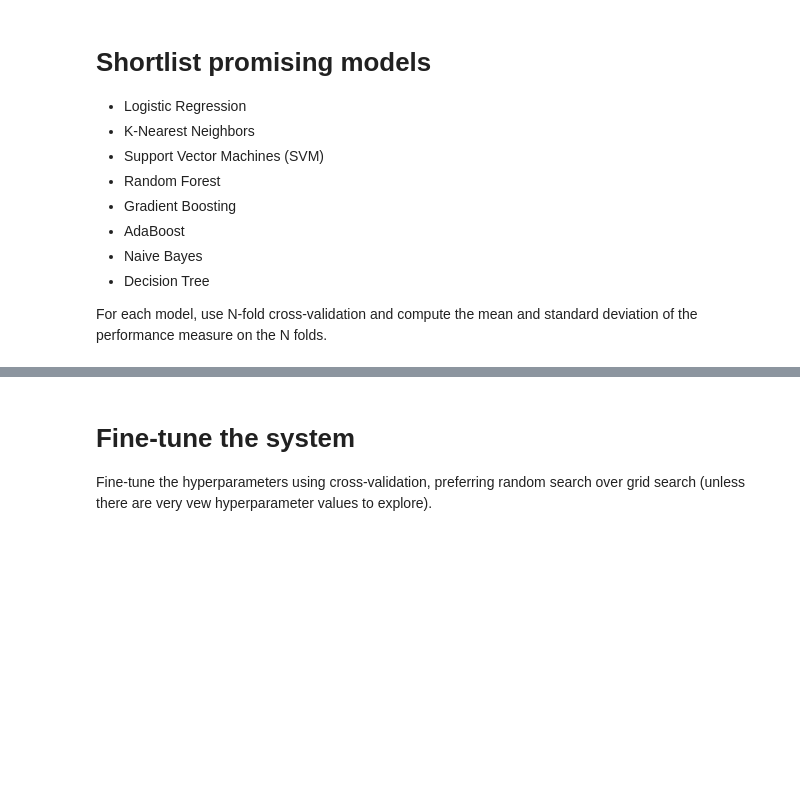
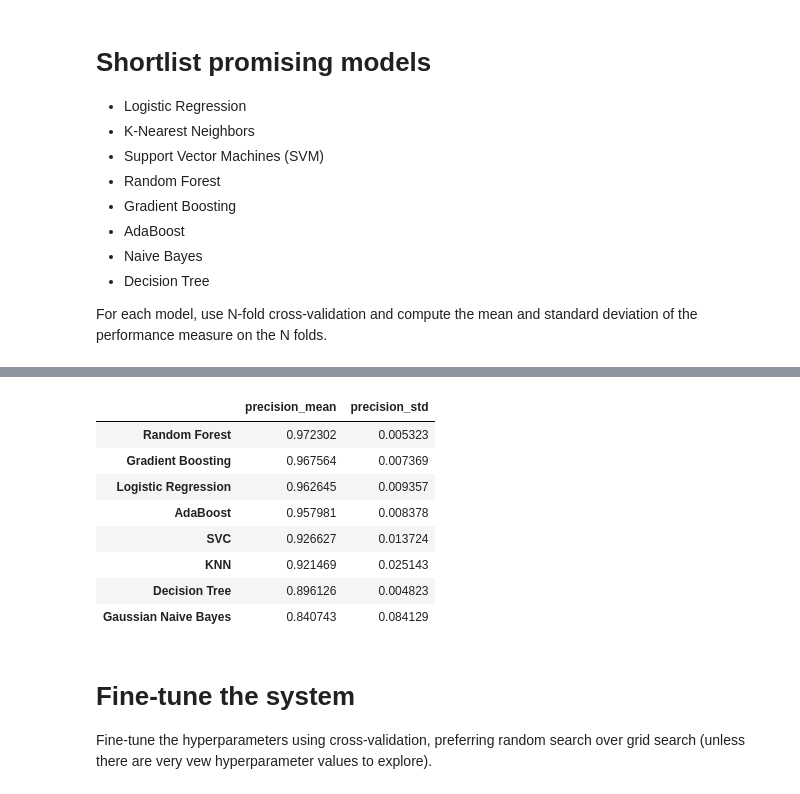
Before and after one commit to iherman10/spam-classification, a Jupyter notebook: spam_classification.ipynb, the cells around one changed output, grey strips where cells are left out. Drawn from its saved outputs; the diff is of its cells as text; code cells hidden in the pictures; blank space fills up the shorter version.

```diff
--- a/spam_classification.ipynb
+++ b/spam_classification.ipynb
@@ -550,3 +660,15 @@ For each model, use N-fold cross-validation and compute the mean and standard de
+# %%
+score_df
+# %% [output]
+|  | precision_mean | precision_std |
+| Random Forest | 0.972302 | 0.005323 |
+| Gradient Boosting | 0.967564 | 0.007369 |
+| Logistic Regression | 0.962645 | 0.009357 |
+| AdaBoost | 0.957981 | 0.008378 |
+| SVC | 0.926627 | 0.013724 |
+| KNN | 0.921469 | 0.025143 |
+| Decision Tree | 0.896126 | 0.004823 |
+| Gaussian Naive Bayes | 0.840743 | 0.084129 |
 # %% [markdown]
 # Fine-tune the system
 Fine-tune the hyperparameters using cross-validation, preferring random search over grid search (unless there are very vew hyperparameter values to explore).
```
Also changed, not shown: parts of 13 cells of this notebook.
